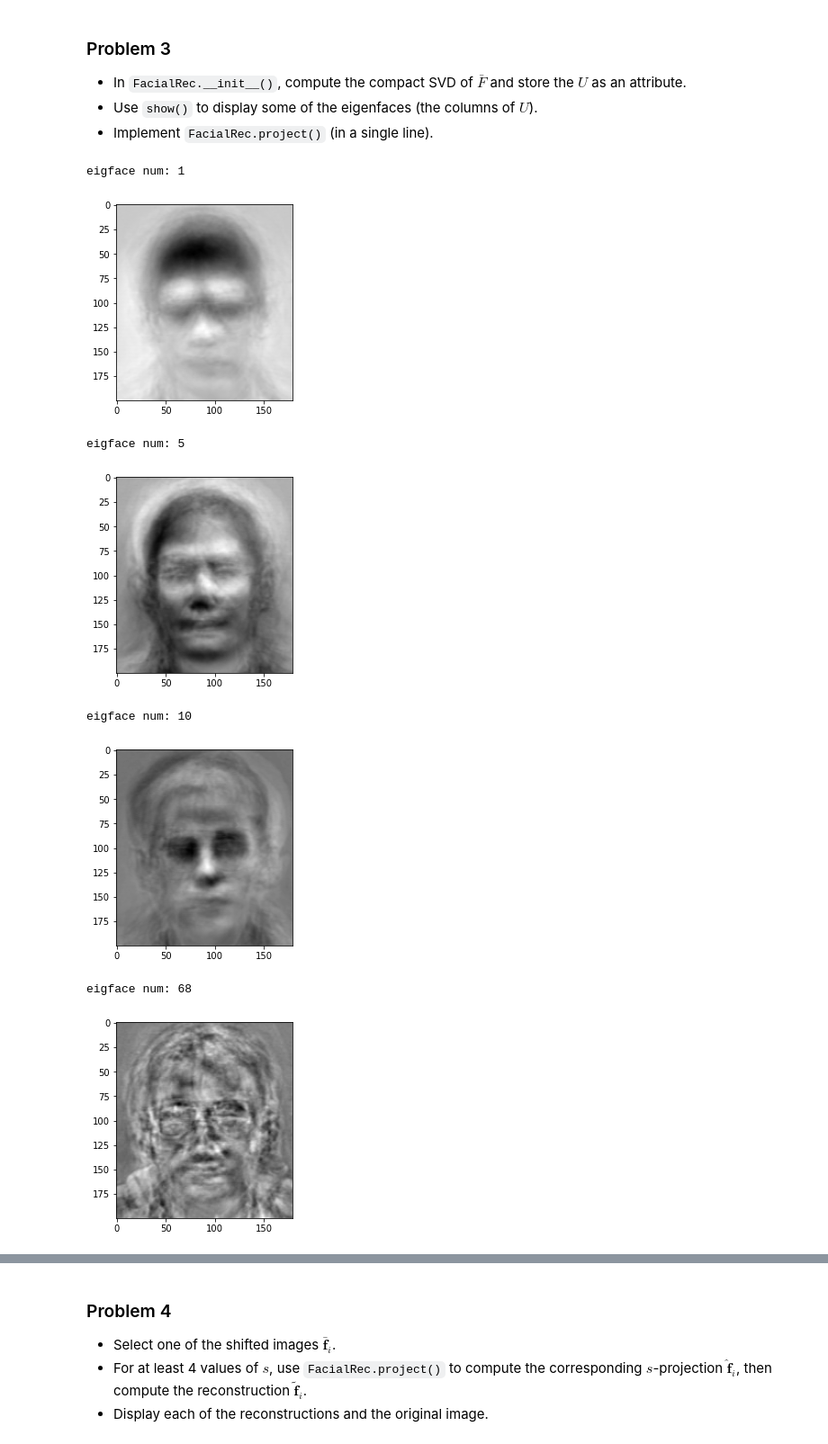
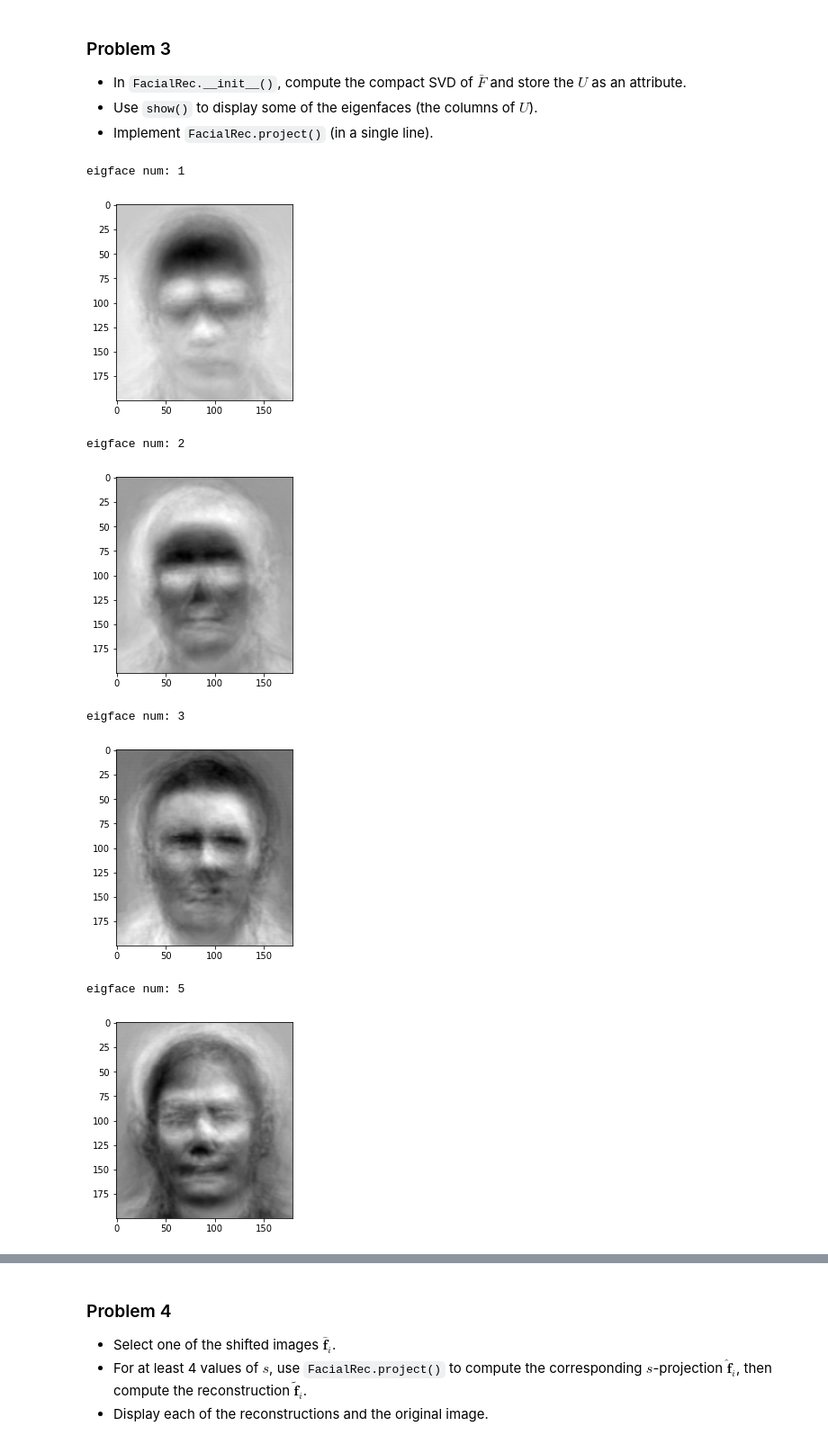
Before and after one commit to terrywillr/Portfolio, a Jupyter notebook: Python Projects/FacialRecognition/facial_recognition.ipynb, the cells around one changed output, grey strips where cells are left out. Shown at 90% size. Saved outputs shown, nothing was run; the diff lists cells and outputs as text; code cells hidden in the pictures.

```diff
--- a/Python Projects/FacialRecognition/facial_recognition.ipynb
+++ b/Python Projects/FacialRecognition/facial_recognition.ipynb
@@ -186,15 +186,15 @@ Mean-shifted Face
 - Implement `FacialRec.project()` (in a single line).
 # %%
 eigfaces = FacialRec()
-for num in [1, 5, 10, 68]:
+for num in [1, 2, 3, 5, 69, 100, 125]:
     print("eigface num:", num)
     show(eigfaces.U[:,num])
 # %% [output]
 eigface num: 1
 [figure]
-eigface num: 5
+eigface num: 2
-[figure, old version]
+[figure, new version]
-eigface num: 10
+eigface num: 3
-[figure, old version]
+[figure, new version]
-eigface num: 68
+eigface num: 5
-[figure, old version]
+[figure, new version]
```
Also changed, not shown: parts of 4 cells of this notebook.
